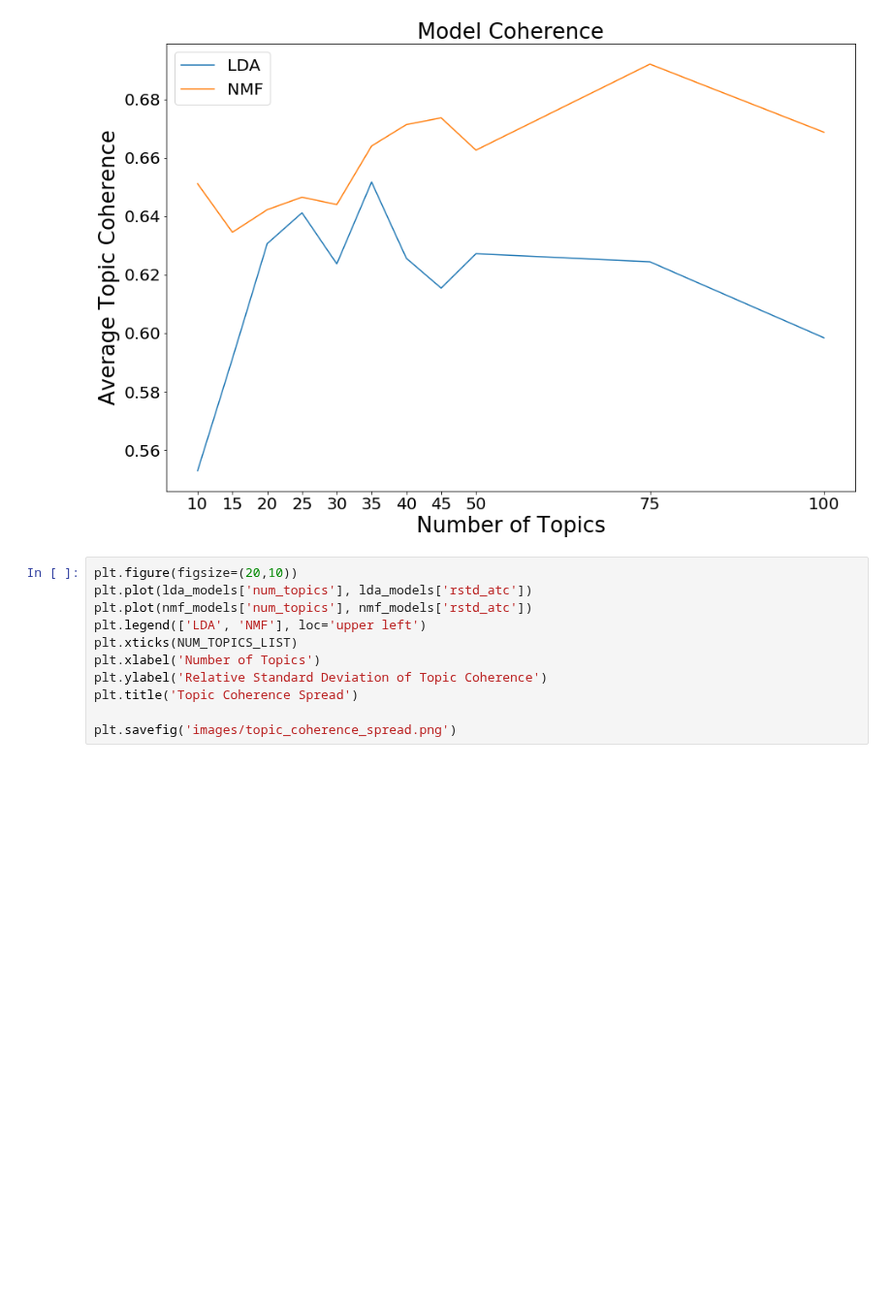
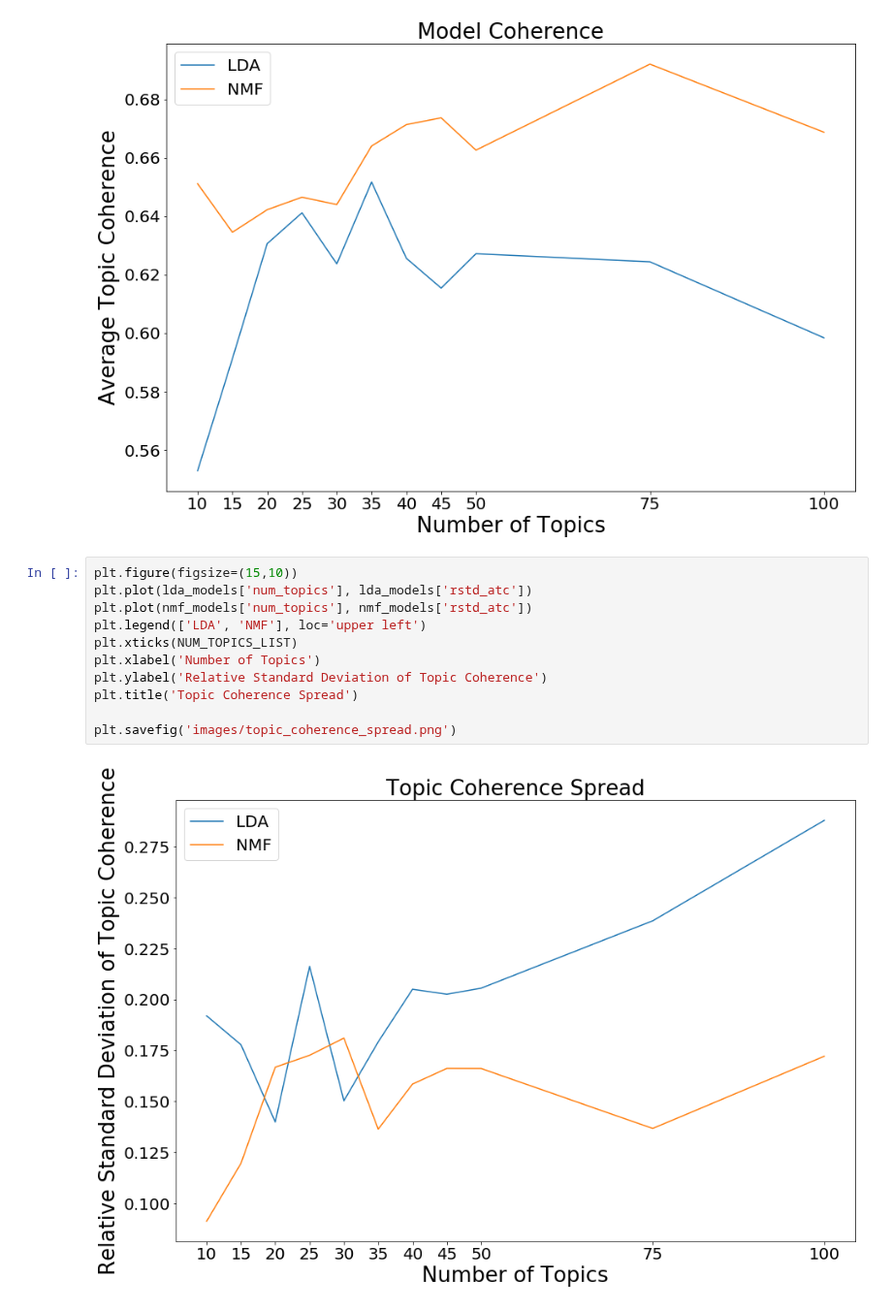
Before and after one commit to kmirijan/ML-COVID-CORD, a Jupyter notebook: Write_Up_Figures.ipynb, the cells around one changed output. Shown at 97% size. Drawn from its saved outputs; the diff is of its cells as text; blank space fills up the shorter version.

```diff
--- a/Write_Up_Figures.ipynb
+++ b/Write_Up_Figures.ipynb
@@ -102,13 +102,15 @@ plt.savefig('images/model_coherence.png')
 # %% [output]
 [figure]
 # %%
-plt.figure(figsize=(20,10))
+plt.figure(figsize=(15,10))
 plt.plot(lda_models['num_topics'], lda_models['rstd_atc'])
 plt.plot(nmf_models['num_topics'], nmf_models['rstd_atc'])
 plt.legend(['LDA', 'NMF'], loc='upper left')
 plt.xticks(NUM_TOPICS_LIST)
 plt.xlabel('Number of Topics')
 plt.ylabel('Relative Standard Deviation of Topic Coherence')
 plt.title('Topic Coherence Spread')
 
 plt.savefig('images/topic_coherence_spread.png')
+# %% [output]
+[figure, added]
```
Also changed, not shown: parts of 3 cells of this notebook, 7 other files.
